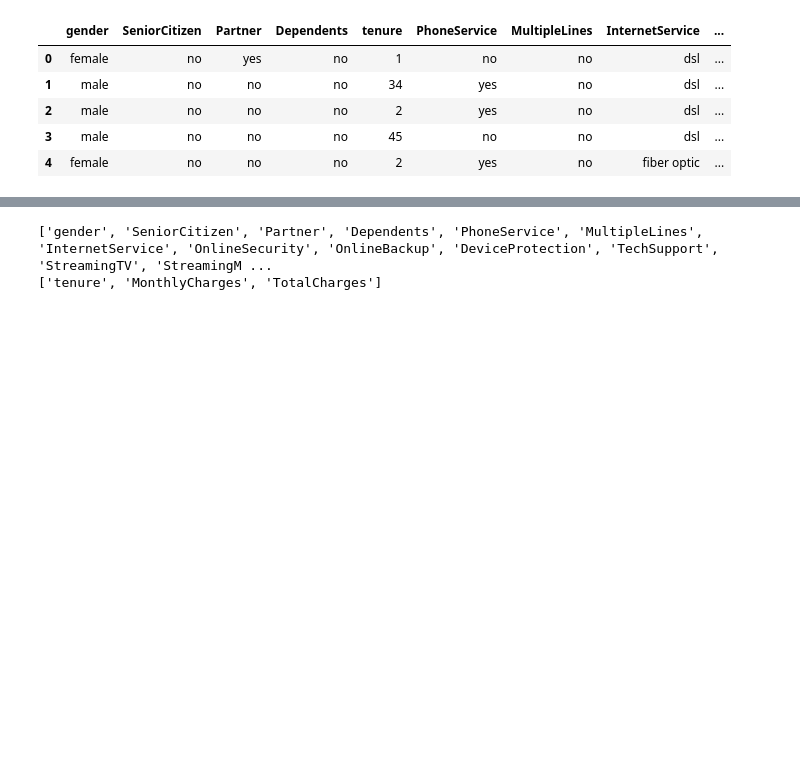
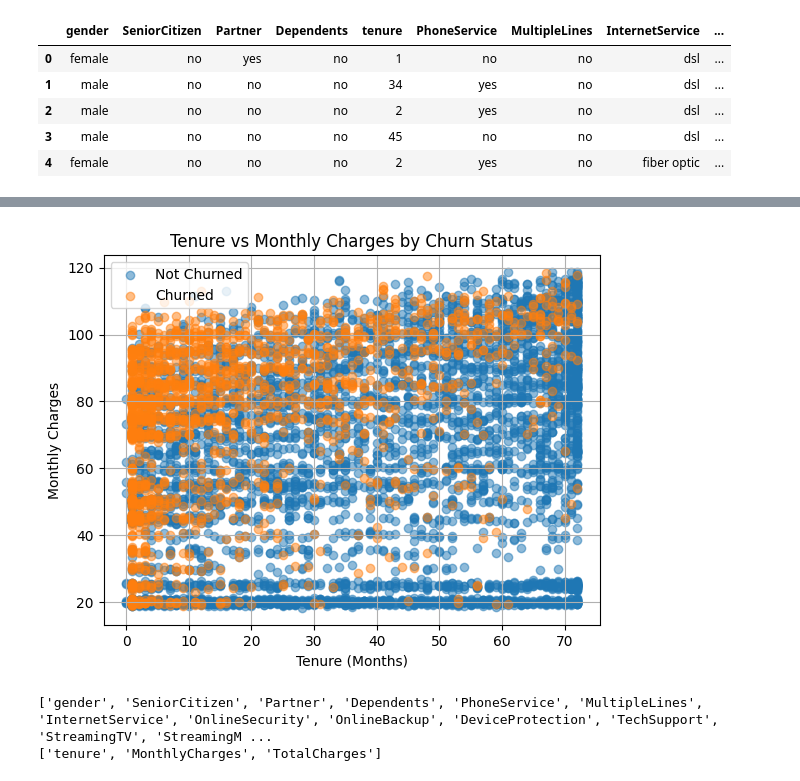
Before and after one commit to derravi/ChurnSense_An_Automated_Machine_Learning_System_for_Customer_Churn_Risk_Prediction, a Jupyter notebook: main.ipynb, the cells around one changed output, grey strips where cells are left out. Cells and saved outputs as stored; diff of their text form; code cells hidden in the pictures; blank space fills up the shorter version.

```diff
--- a/main.ipynb
+++ b/main.ipynb
@@ -46,3 +95,25 @@ array(['electronic', 'mailed', 'bank transfer', 'credit card'],
+# %%
+#Scatter Plot — Tenure vs Monthly Charges
+
+churn_yes = df[df['Churn'] == 'yes']
+churn_no = df[df['Churn'] == 'no']
+
+plt.figure()
+
+plt.scatter(churn_no['tenure'], churn_no['MonthlyCharges'], alpha=0.5, label='Not Churned')
+
+plt.scatter(churn_yes['tenure'], churn_yes['MonthlyCharges'], alpha=0.5, label='Churned')
+
+plt.title("Tenure vs Monthly Charges by Churn Status")
+plt.xlabel("Tenure (Months)")
+plt.ylabel("Monthly Charges")
+plt.grid(True)
+
+plt.legend()
+plt.savefig("Graphs_Insights/Scatter_Plot_Tenure_vs_Monthly_Charges.png",dpi=300,bbox_inches='tight')
+plt.show()
+# %% [output]
+[figure, added]
 # %%
 #Lets Saperate the Numaric and Objective columns.
 
```
Also changed, not shown: parts of 6 cells of this notebook, 8 other files.
